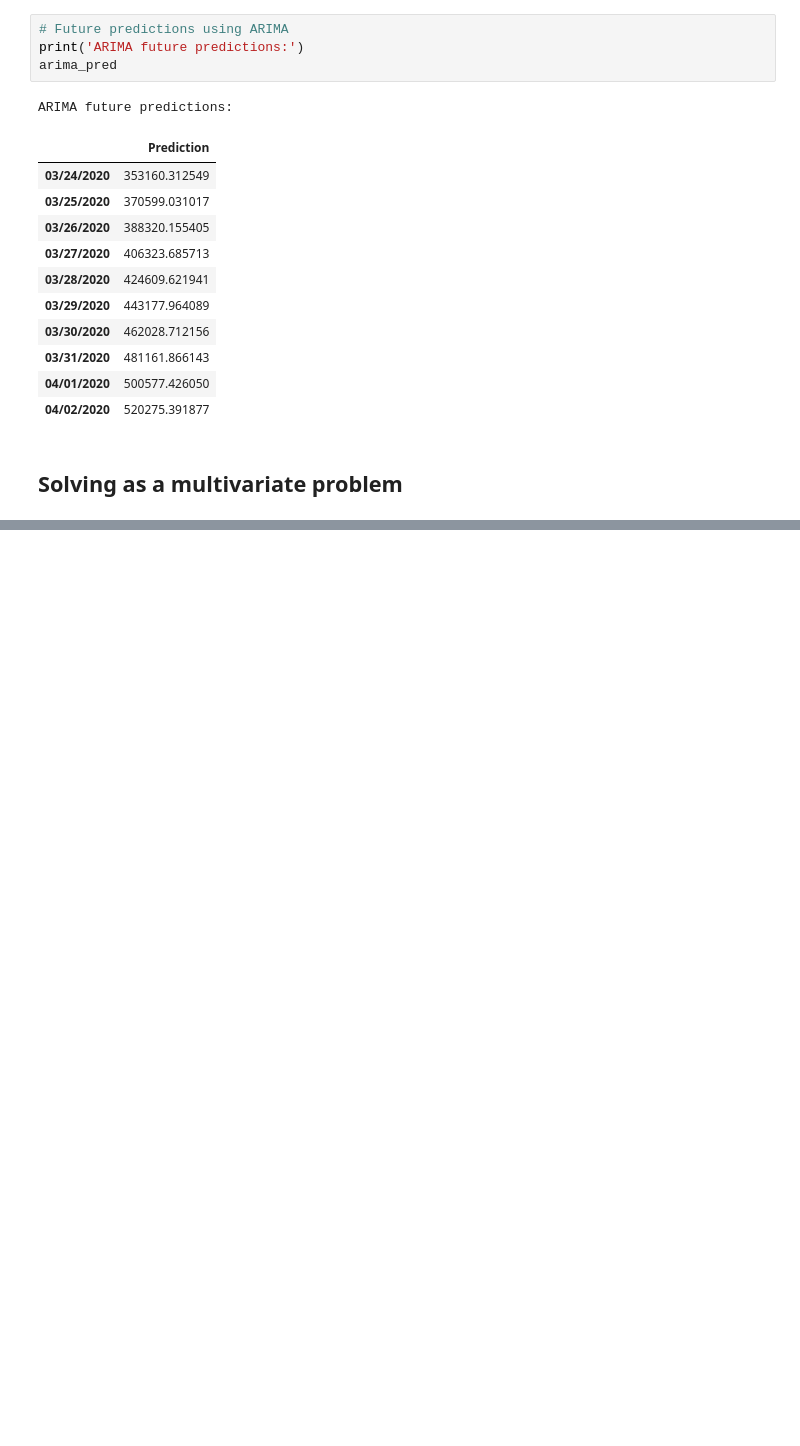
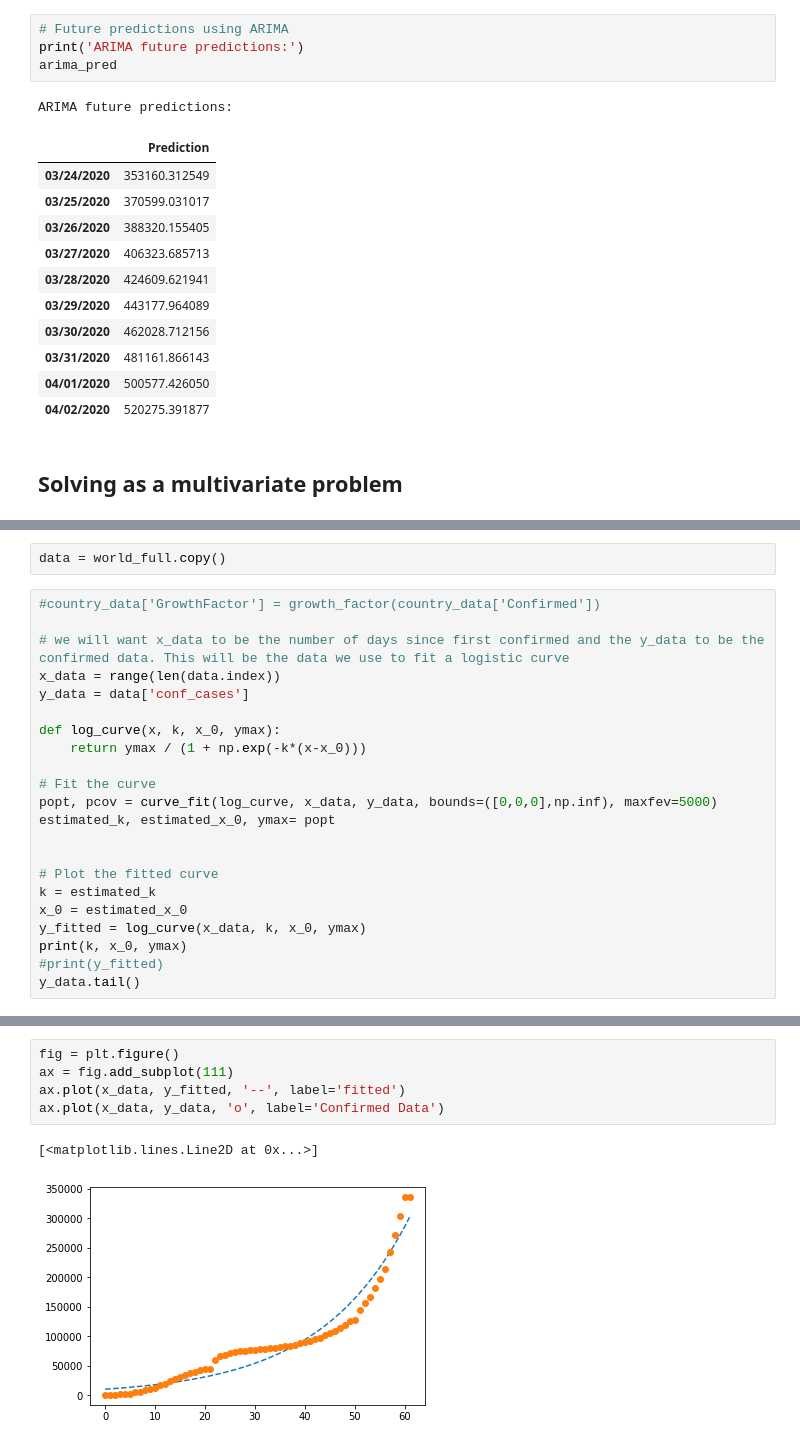
Before and after one commit to DataSenseiAryan/Covid19, a Jupyter notebook: covid-19FinalForecasting.ipynb, the cells around one changed output, grey strips where cells are left out. Drawn from its saved outputs; the diff is of its cells as text; blank space fills up the shorter version.

```diff
--- a/covid-19FinalForecasting.ipynb
+++ b/covid-19FinalForecasting.ipynb
@@ -336,0 +471,24 @@ ARIMA future predictions:
+# %%
+data = world_full.copy()
+# %%
+#country_data['GrowthFactor'] = growth_factor(country_data['Confirmed'])
+
+# we will want x_data to be the number of days since first confirmed and the y_data to be the confirmed data. This will be the data we use to fit a logistic curve
+x_data = range(len(data.index))
+y_data = data['conf_cases']
+
+def log_curve(x, k, x_0, ymax):
+    return ymax / (1 + np.exp(-k*(x-x_0)))
+
+# Fit the curve
+popt, pcov = curve_fit(log_curve, x_data, y_data, bounds=([0,0,0],np.inf), maxfev=5000)
+estimated_k, estimated_x_0, ymax= popt
+
+
+# Plot the fitted curve
+k = estimated_k
+x_0 = estimated_x_0
+y_fitted = log_curve(x_data, k, x_0, ymax)
+print(k, x_0, ymax)
+#print(y_fitted)
+y_data.tail()
@@ -336,0 +503,8 @@ ARIMA future predictions:
+# %%
+fig = plt.figure()
+ax = fig.add_subplot(111)
+ax.plot(x_data, y_fitted, '--', label='fitted')
+ax.plot(x_data, y_data, 'o', label='Confirmed Data')
+# %% [output]
+[<matplotlib.lines.Line2D at 0x...>]
+[figure, added]
```
Also changed, not shown: parts of 10 cells of this notebook, 2 other files.
